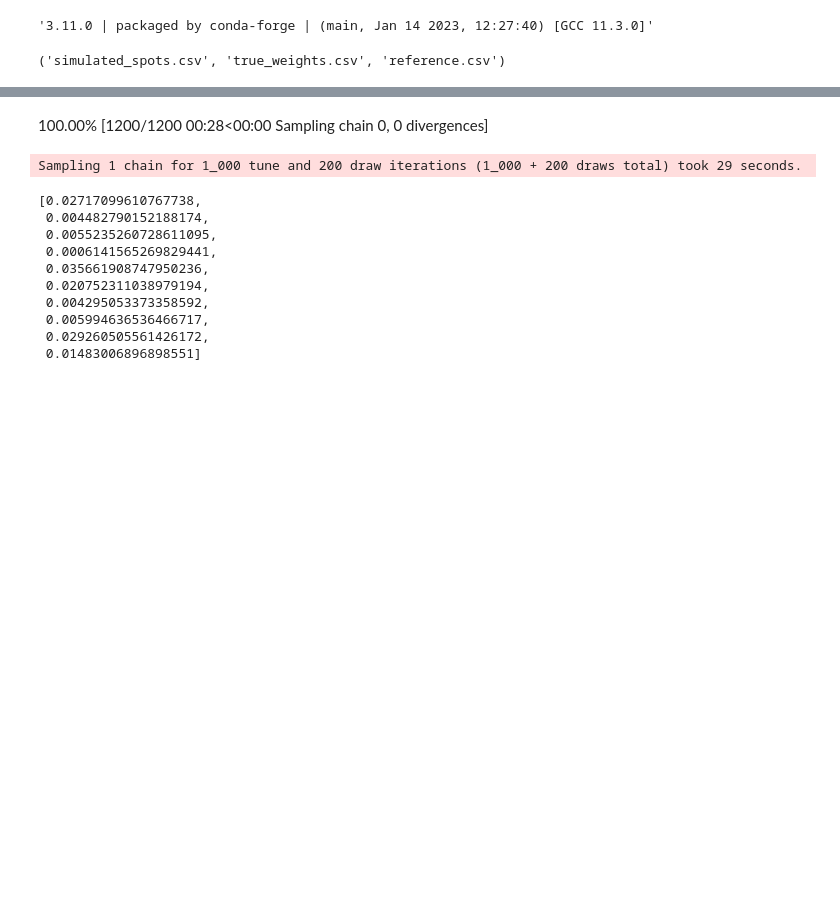
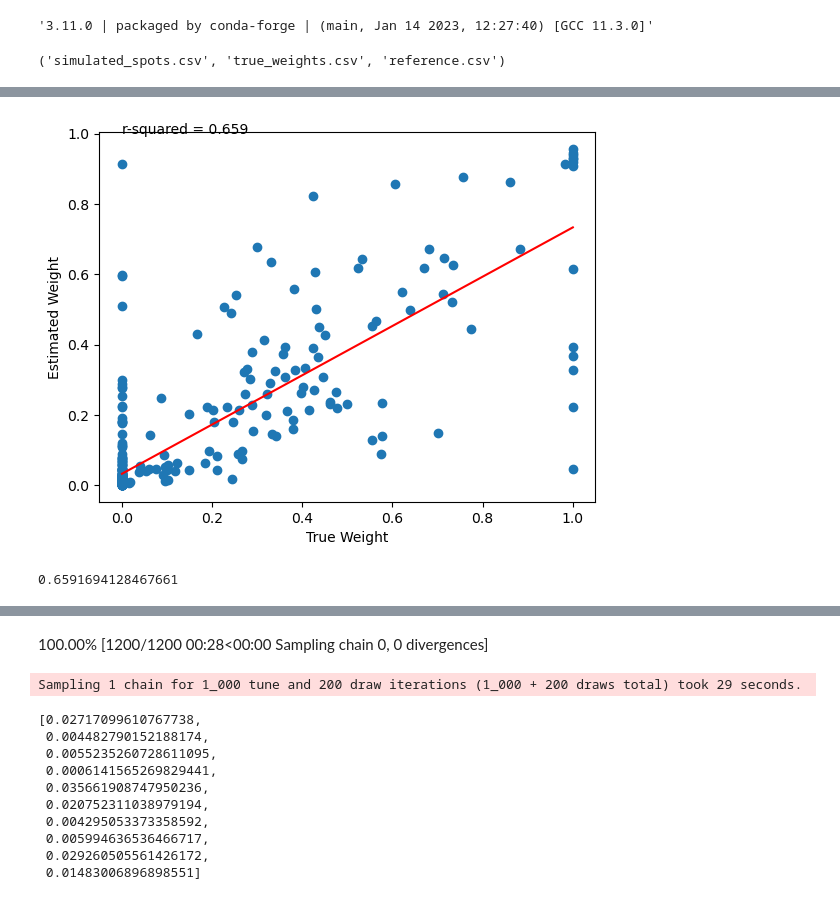
Before and after one commit to dmnburrows/spatial_transcriptomics, a Jupyter notebook: run_3.ipynb, the cells around one changed output, grey strips where cells are left out. Drawn from its saved outputs; the diff is of its cells as text; code cells hidden in the pictures; blank space fills up the shorter version.

```diff
--- a/run_3.ipynb
+++ b/run_3.ipynb
@@ -34,9 +57,9 @@ sys.version
 # %%
 dataset = 'data1'
 ## Load simulated data from R
-spots_st = adfn.return_files(s_data, 'spatial_transcriptomics/simulate_10x_spots/' + dataset + '/', '*simulated_spots*')[0]
-props_st = adfn.return_files(s_data, 'spatial_transcriptomics/simulate_10x_spots/' + dataset + '/', '*true*')[0]
-ref_st = adfn.return_files(s_data, 'spatial_transcriptomics/simulate_10x_spots/'  + dataset + '/', '*ref*')[0]
+spots_st = return_files(s_data, 'spatial_transcriptomics/simulate_10x_spots/' + dataset + '/', '*simulated_spots*')[0]
+props_st = return_files(s_data, 'spatial_transcriptomics/simulate_10x_spots/' + dataset + '/', '*true*')[0]
+ref_st = return_files(s_data, 'spatial_transcriptomics/simulate_10x_spots/'  + dataset + '/', '*ref*')[0]
 de_st = pd.read_csv(s_data + 'spatial_transcriptomics/simulate_10x_spots/de_genes.csv')
 spots_st, props_st, ref_st
 # %% [output]
@@ -100,0 +123,4 @@ r2
+# %%
+#Run model
+with basic_model:
+    idata=pm.sample(chains=1, draws=200, progressbar=True, discard_tuned_samples=False, idata_kwargs = {'log_likelihood': True, 'warmup_log_likelihood': True})
@@ -100,0 +133,29 @@ r2
+# %%
+#Check performance
+mean_post = np.mean(idata.posterior['beta'][0],axis=0)
+
+#Calculate relative proportions
+Nd = np.sum(mean_post, axis=1)
+Nd = np.asarray([Nd for i in range(n_clusts)]).T
+
+from scipy.stats import linregress
+mean_post = np.divide(np.mean(idata.posterior['beta'][0],axis=0),Nd)
+
+plt.scatter(np.ravel(prop_vec), np.ravel(mean_post))
+plt.xlabel("True Weight")
+plt.ylabel("Estimated Weight")
+
+line_fit=linregress(np.ravel(prop_vec), np.ravel(mean_post))
+
+# Create sequence of 100 numbers from 0 to 100
+xseq = np.linspace(0, 1, num=100)
+
+# Plot regression line
+plt.plot(xseq, line_fit.intercept + line_fit.slope*xseq, 'r',)
+plt.annotate("r-squared = {:.3f}".format(line_fit.rvalue**2), (0, 1))
+plt.savefig('ok.png')
+plt.show()
+print(line_fit.rvalue**2)
+# %% [output]
+[figure, added]
+0.6591694128467661
```
Also changed, not shown: parts of 15 cells of this notebook, 2 other files.
